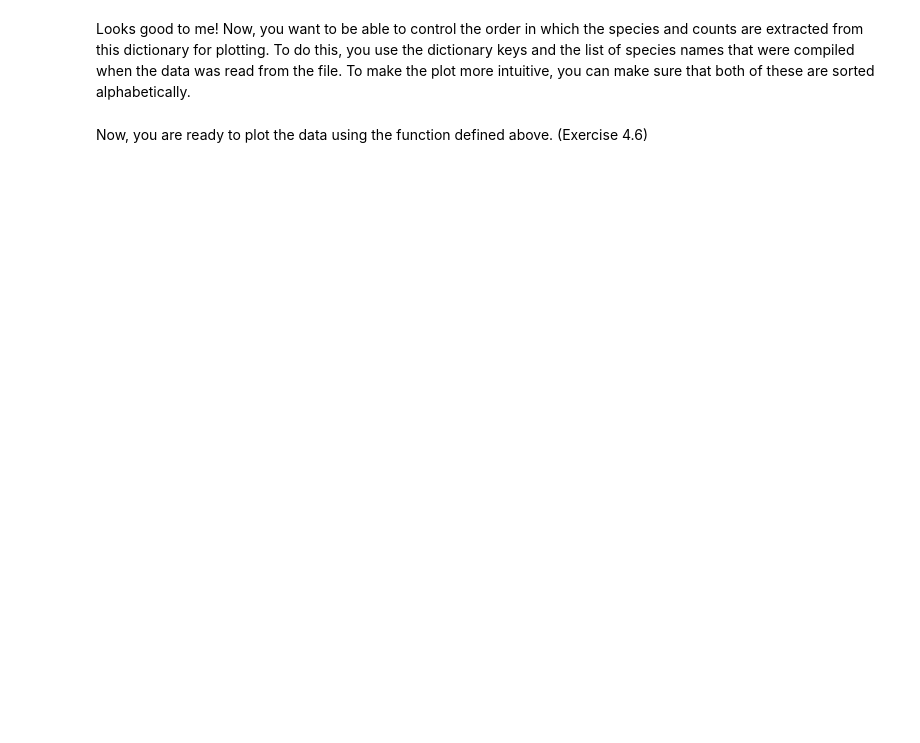
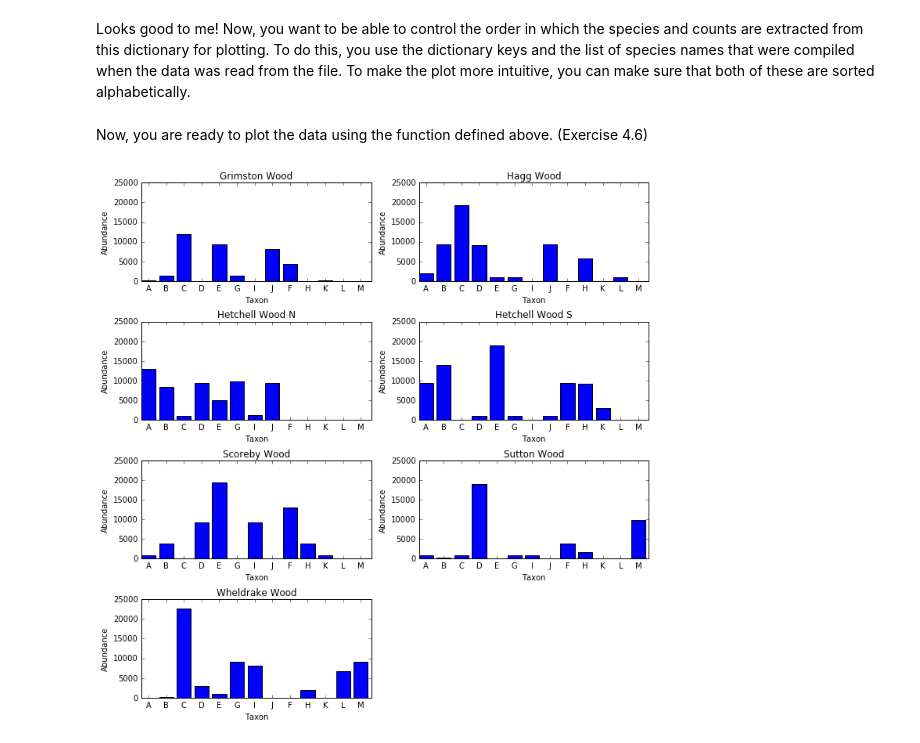
Before and after one commit to tobyhodges/ITPP, a Jupyter notebook: Exercise3_6WalkthroughMPL.ipynb, the cells around one changed output. Saved outputs shown, nothing was run; the diff lists cells and outputs as text; code cells hidden in the pictures; blank space fills up the shorter version.

```diff
--- a/Exercise3_6WalkthroughMPL.ipynb
+++ b/Exercise3_6WalkthroughMPL.ipynb
@@ -13,7 +13,7 @@ Now define the function that will draw each barchart of observations. (This func
 # %%
 def doBarChart(heights, labels, title, rows, columns, subplot):
     plt.subplot(rows, columns, subplot)
-    plt.bar(range(len(labels)), heights, color=[(0.9,0.05,0.05),(0.35,1.0,0.35),(0.05,0.05,0.9),(0.9,1.0,0.0),(0.7,0.1,0.7),(0.05,0.9,0.05),(1.0,0.5,0.5),(0.0,0.0,0.5),(0.75,0.75,0.0),(0.0,0.3,0.3),(0.0,0.5,0.0),(0.2,0.8,0.8),(0.6,0.05,0.25)])
+    plt.bar(range(len(labels)), heights)#, color=[(0.9,0.05,0.05),(0.35,1.0,0.35),(0.05,0.05,0.9),(0.9,1.0,0.0),(0.7,0.1,0.7),(0.05,0.9,0.05),(1.0,0.5,0.5),(0.0,0.0,0.5),(0.75,0.75,0.0),(0.0,0.3,0.3),(0.0,0.5,0.0),(0.2,0.8,0.8),(0.6,0.05,0.25)])
     plt.title(title)
     plt.xlabel('Taxon')
     plt.ylabel('Abundance')
@@ -58,23 +76,25 @@ pp.pprint(sites)
 # %% [markdown]
 Looks good to me! Now, you want to be able to control the order in which the species and counts are extracted from this dictionary for plotting. To do this, you use the dictionary keys and the list of species names that were compiled when the data was read from the file. To make the plot more intuitive, you can make sure that both of these are sorted alphabetically.
 # %%
-speciesNames.sort()
+taxa.sort()
 siteNames = sites.keys()
-siteNames.sort()
+siteNames = sorted(siteNames)
 # %% [markdown]
 Now, you are ready to plot the data using the function defined above. (Exercise 4.6)
 # %%
 plt.figure(1, figsize=(10,10)) # you can choose your own figure size or leave
                                # this argument out to use the default setting.
 
 subnumber = 0
 
 for site in siteNames:
     subnumber += 1
     barValues = []
-    for species in speciesNames:
-        barValues.append(sites[site][species])
-    doBarChart(barValues, speciesNames, site, 4, 2, subnumber)
+    for taxon in taxa:
+        barValues.append(sites[site][taxon])
+    doBarChart(barValues, taxa, site, 4, 2, subnumber)
 
 plt.tight_layout()
 plt.show()
+# %% [output]
+[figure, added]
```
Also changed, not shown: parts of 1 cell of this notebook.
